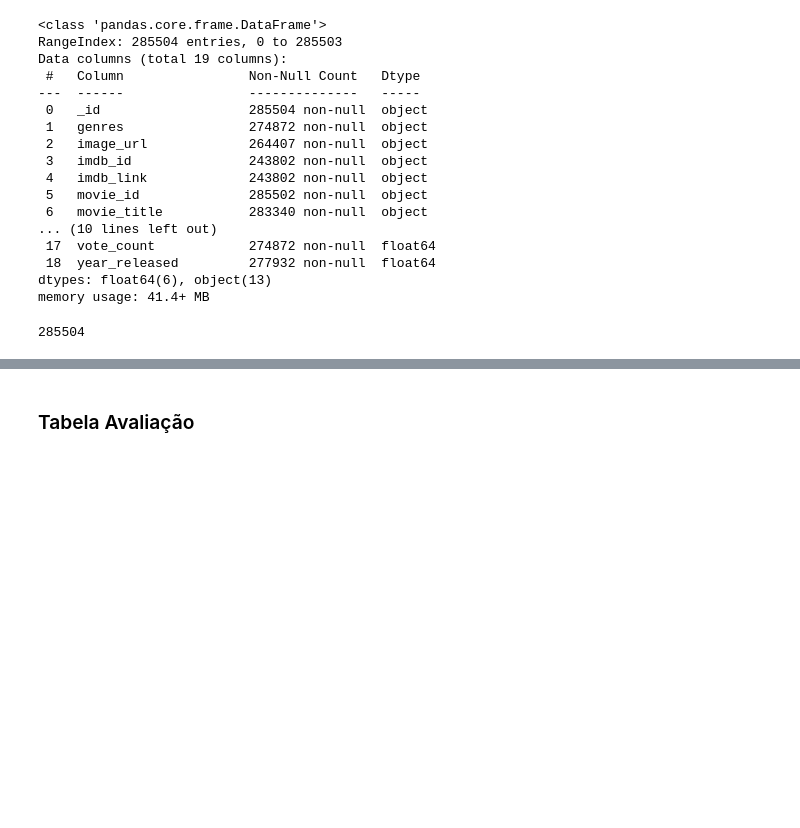
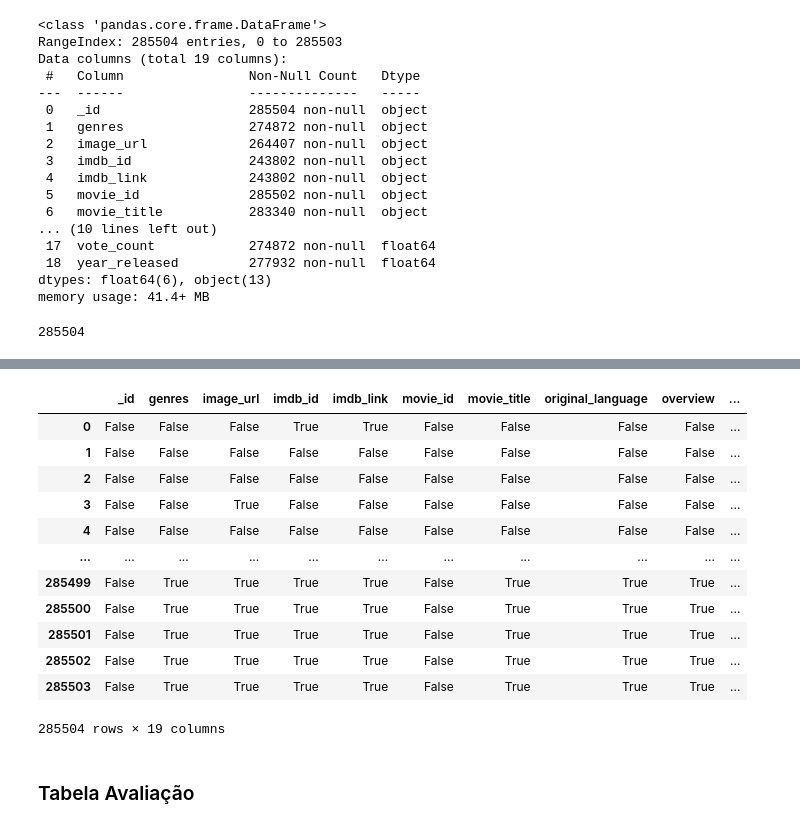
Before and after one commit to jamilly-b/curso-machine-learning, a Jupyter notebook: Projeto/letterboxd.ipynb, the cells around one changed output, grey strips where cells are left out. Cells and saved outputs as stored; diff of their text form; code cells hidden in the pictures; blank space fills up the shorter version.

```diff
--- a/Projeto/letterboxd.ipynb
+++ b/Projeto/letterboxd.ipynb
@@ -150,3 +173,19 @@ dados_dos_filmes.index.value_counts().sum()
+# %%
+dados_dos_filmes.isnull()
+# %% [output]
+|  | _id | genres | image_url | imdb_id | imdb_link | movie_id | movie_title | original_language | overview | ... |
+| 0 | False | False | False | True | True | False | False | False | False | ... |
+| 1 | False | False | False | False | False | False | False | False | False | ... |
+| 2 | False | False | False | False | False | False | False | False | False | ... |
+| 3 | False | False | True | False | False | False | False | False | False | ... |
+| 4 | False | False | False | False | False | False | False | False | False | ... |
+| ... | ... | ... | ... | ... | ... | ... | ... | ... | ... | ... |
+| 285499 | False | True | True | True | True | False | True | True | True | ... |
+| 285500 | False | True | True | True | True | False | True | True | True | ... |
+| 285501 | False | True | True | True | True | False | True | True | True | ... |
+| 285502 | False | True | True | True | True | False | True | True | True | ... |
+| 285503 | False | True | True | True | True | False | True | True | True | ... |
+285504 rows × 19 columns
 # %% [markdown]
 ### Tabela Avaliação
 # %%
```
Also changed, not shown: parts of 17 cells of this notebook.
